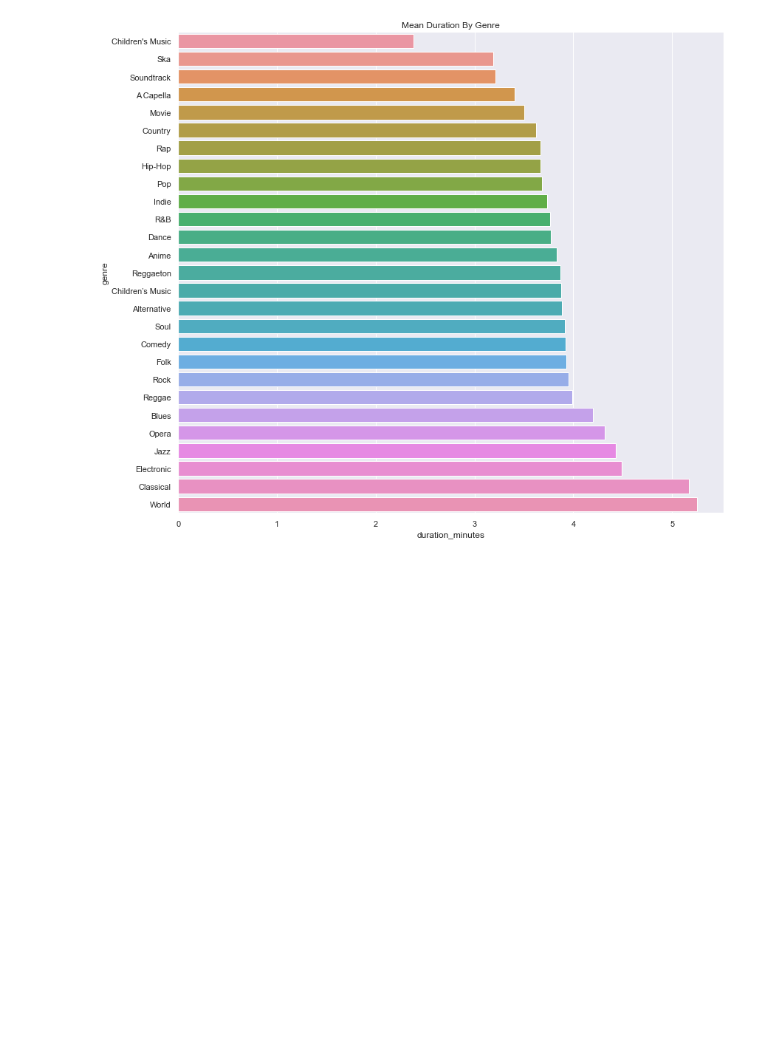
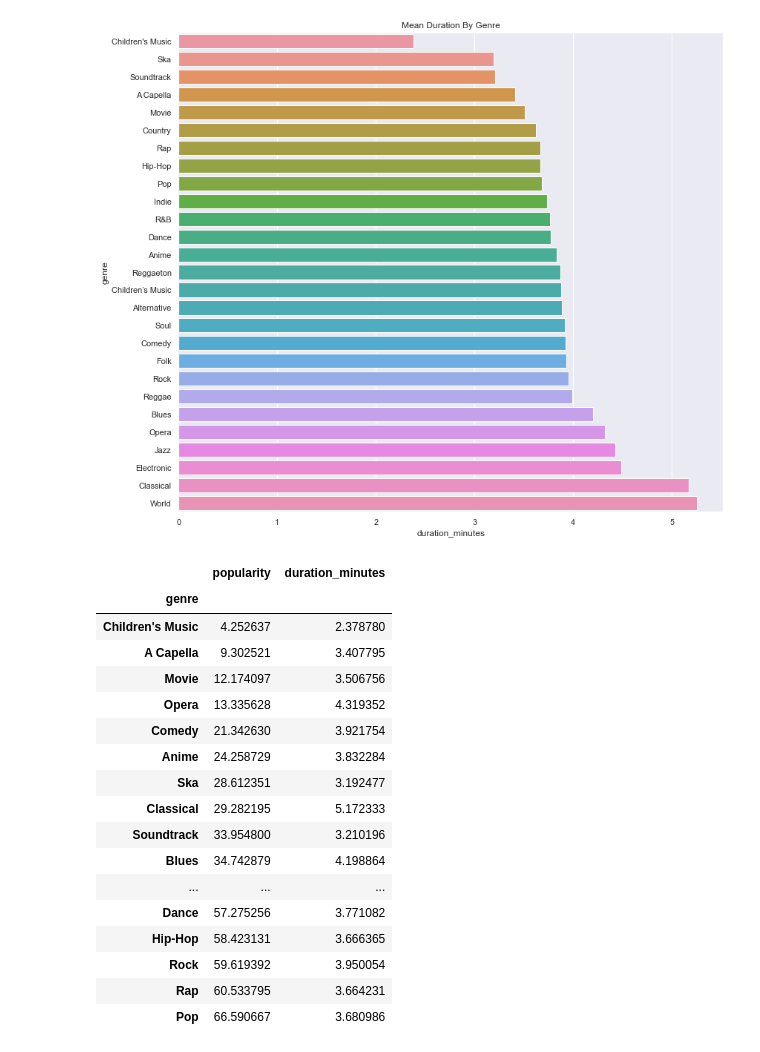
Before and after one commit to itamarKraitman/Spotify_data_analysis, a Jupyter notebook: Spotify.ipynb, the cells around one changed output. Cells and saved outputs as stored; diff of their text form; code cells hidden in the pictures; blank space fills up the shorter version.

```diff
--- a/Spotify.ipynb
+++ b/Spotify.ipynb
@@ -267,3 +269,26 @@ Electronic                4.486600
 Classical                 5.172333
 World                     5.255465
 [figure]
+# %%
+# duration vs popularity
+popularity_duration_df = mean_popularity_by_genre.join(mean_duration_by_genre)
+popularity_duration_df
+# %% [output]
+|  | popularity | duration_minutes |
+| genre |  |  |
+| Children's Music | 4.252637 | 2.378780 |
+| A Capella | 9.302521 | 3.407795 |
+| Movie | 12.174097 | 3.506756 |
+| Opera | 13.335628 | 4.319352 |
+| Comedy | 21.342630 | 3.921754 |
+| Anime | 24.258729 | 3.832284 |
+| Ska | 28.612351 | 3.192477 |
+| Classical | 29.282195 | 5.172333 |
+| Soundtrack | 33.954800 | 3.210196 |
+| Blues | 34.742879 | 4.198864 |
+| ... | ... | ... |
+| Dance | 57.275256 | 3.771082 |
+| Hip-Hop | 58.423131 | 3.666365 |
+| Rock | 59.619392 | 3.950054 |
+| Rap | 60.533795 | 3.664231 |
+| Pop | 66.590667 | 3.680986 |
```
Also changed, not shown: parts of 4 cells of this notebook.
